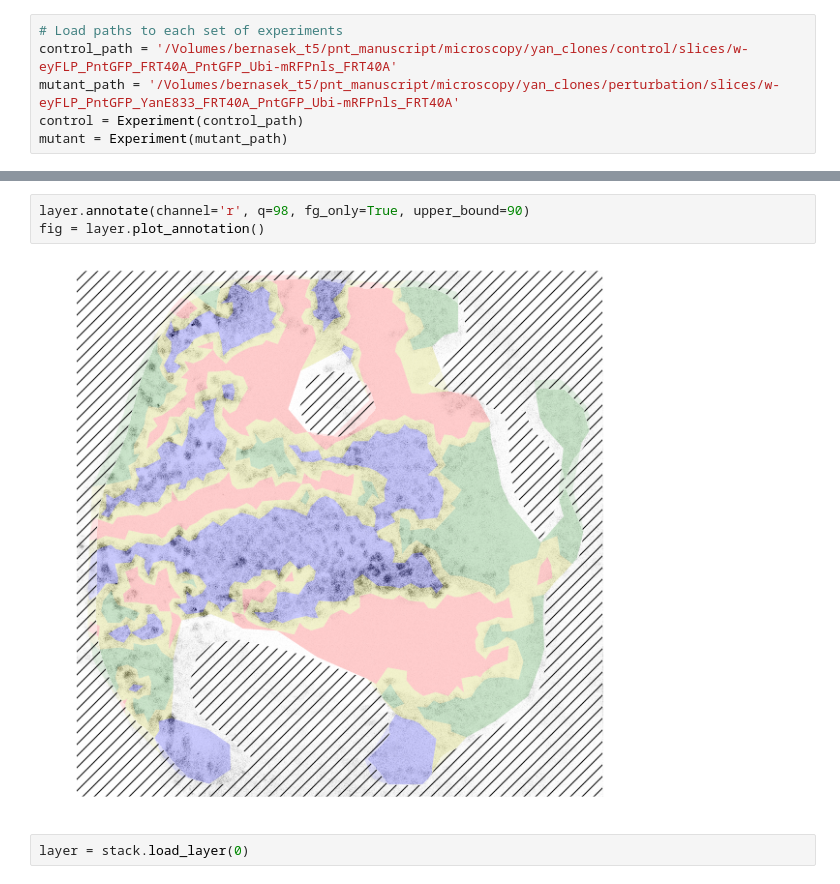
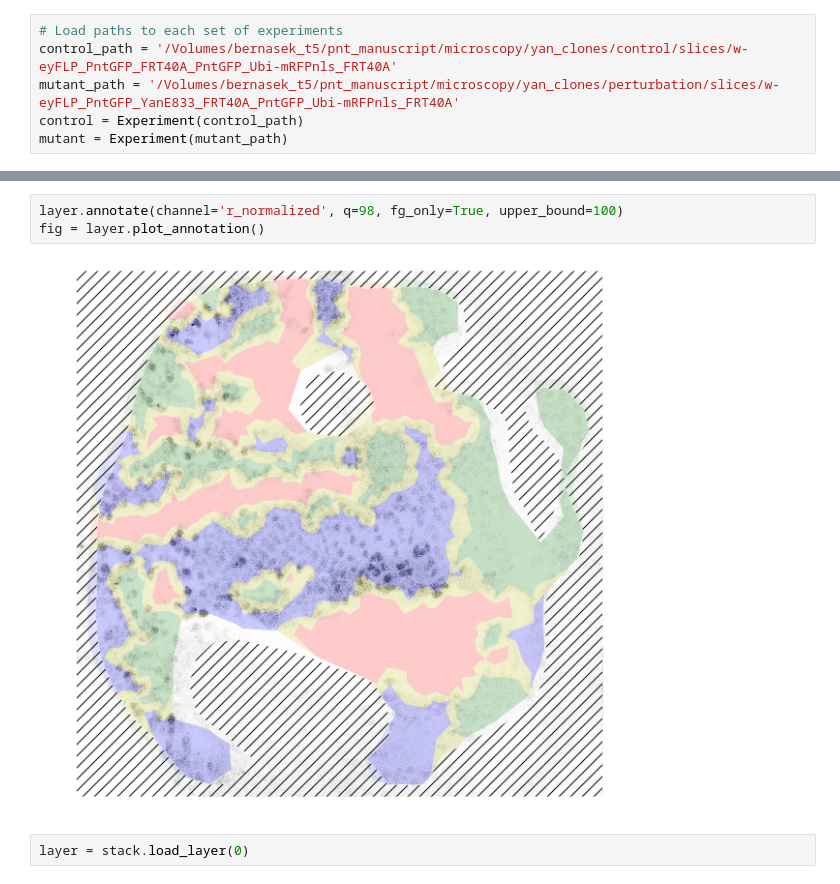
Before and after one commit to sbernasek/flyqma, a Jupyter notebook: notebooks/annotation.ipynb, the cells around one changed output, grey strips where cells are left out. Saved outputs shown, nothing was run; the diff lists cells and outputs as text.

```diff
--- a/notebooks/annotation.ipynb
+++ b/notebooks/annotation.ipynb
@@ -35,8 +41,8 @@ fig.axes[0].scatter(*xy.T, c='y', s=5, lw=0)
 # %%
-layer.annotate(channel='r', q=98, fg_only=True, upper_bound=90)
+layer.annotate(channel='r_normalized', q=98, fg_only=True, upper_bound=100)
 fig = layer.plot_annotation()
 # %% [output]
-[figure, old version]
+[figure, new version]
 # %%
 layer = stack.load_layer(0)
 # %%
```
Also changed, not shown: parts of 22 cells of this notebook, 19 other files.
